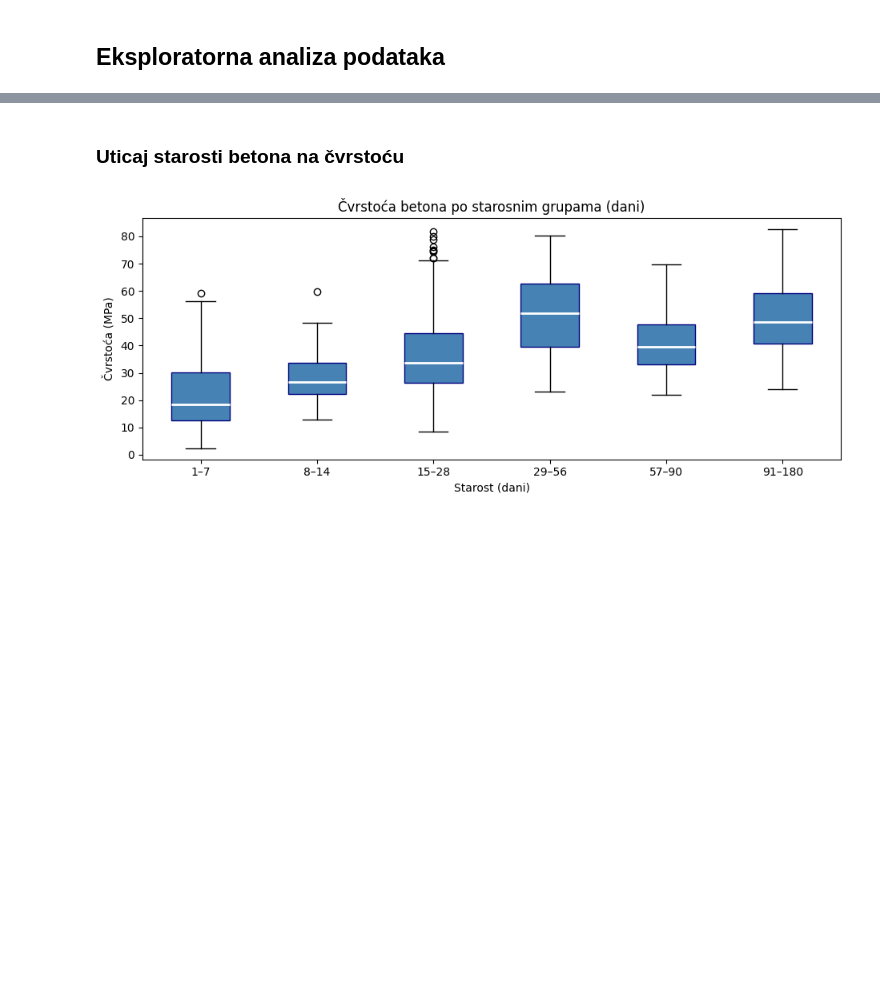
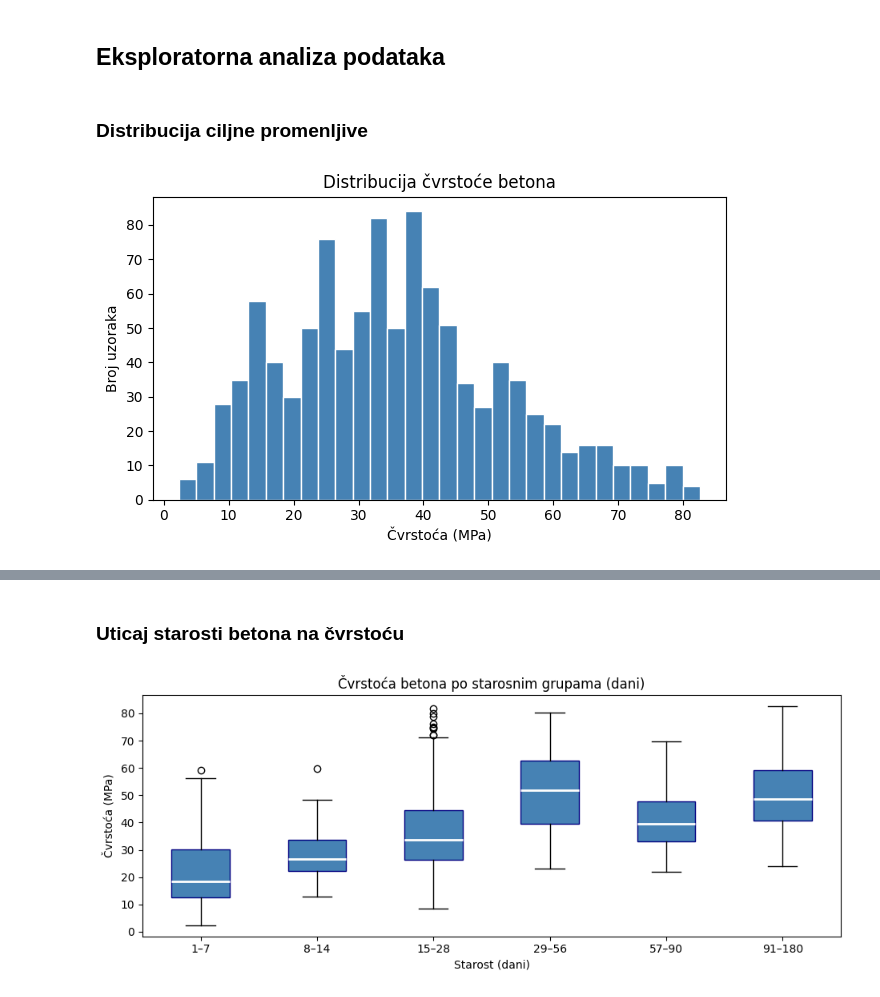
Before and after one commit to rev333nge/concrete-strength-prediction, a Jupyter notebook: notebook.ipynb, the cells around one changed output, grey strips where cells are left out. Drawn from its saved outputs; the diff is of its cells as text; code cells hidden in the pictures; blank space fills up the shorter version.

```diff
--- a/notebook.ipynb
+++ b/notebook.ipynb
@@ -57,2 +82,8 @@ Dataset nema nedostajucih vrednosti. Postoji 25 duplikata (iste kombinacije sast
 # %% [markdown]
 ## Eksploratorna analiza podataka
+# %% [markdown]
+### Distribucija ciljne promenljive
+# %%
+plot_strength_distribution(df_feat)
+# %% [output]
+[figure, added]
```
Also changed, not shown: parts of 15 cells of this notebook, 5 other files.
